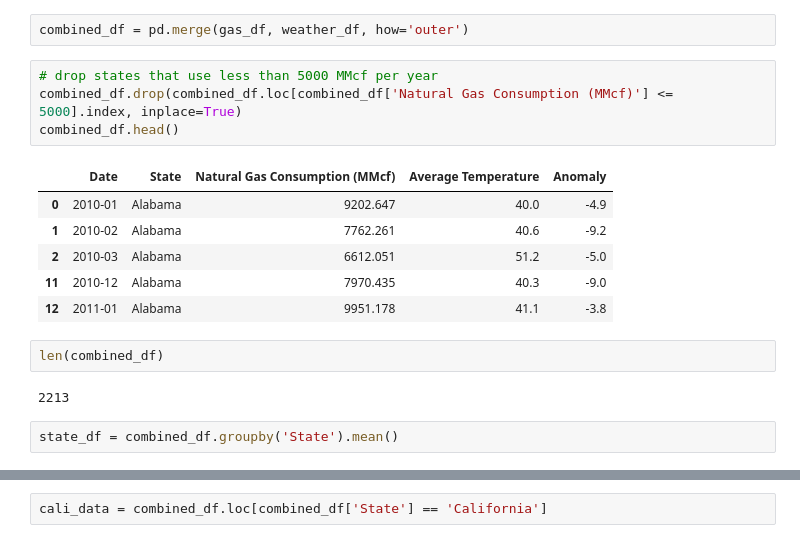
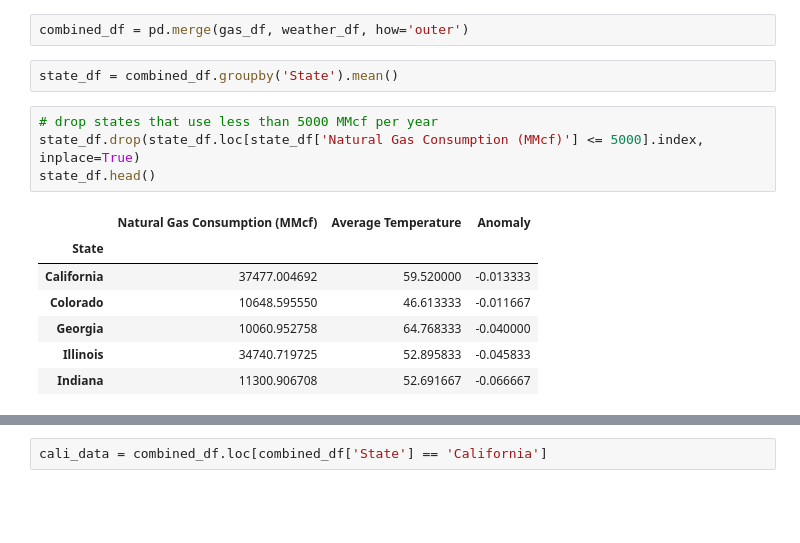
Before and after one commit to kcwf3d/databootcamp_Project_1, a Jupyter notebook: ma_pr1_data_clean.ipynb, the cells around one changed output, grey strips where cells are left out. Cells and saved outputs as stored; diff of their text form; blank space fills up the shorter version.

```diff
--- a/ma_pr1_data_clean.ipynb
+++ b/ma_pr1_data_clean.ipynb
@@ -150,20 +150,17 @@ gas_df.head()
 | 4 | 2010-05 | Alabama | 1142.784 |
 # %%
 combined_df = pd.merge(gas_df, weather_df, how='outer')
-# %%
-# drop states that use less than 5000 MMcf per year
-combined_df.drop(combined_df.loc[combined_df['Natural Gas Consumption (MMcf)'] <= 5000].index, inplace=True)
-combined_df.head()
-# %% [output]
-|  | Date | State | Natural Gas Consumption (MMcf) | Average Temperature | Anomaly |
-| 0 | 2010-01 | Alabama | 9202.647 | 40.0 | -4.9 |
-| 1 | 2010-02 | Alabama | 7762.261 | 40.6 | -9.2 |
-| 2 | 2010-03 | Alabama | 6612.051 | 51.2 | -5.0 |
-| 11 | 2010-12 | Alabama | 7970.435 | 40.3 | -9.0 |
-| 12 | 2011-01 | Alabama | 9951.178 | 41.1 | -3.8 |
-# %%
-len(combined_df)
-# %% [output]
-2213
 # %%
 state_df = combined_df.groupby('State').mean()
+# %%
+# drop states that use less than 5000 MMcf per year
+state_df.drop(state_df.loc[state_df['Natural Gas Consumption (MMcf)'] <= 5000].index, inplace=True)
+state_df.head()
+# %% [output]
+|  | Natural Gas Consumption (MMcf) | Average Temperature | Anomaly |
+| State |  |  |  |
+| California | 37477.004692 | 59.520000 | -0.013333 |
+| Colorado | 10648.595550 | 46.613333 | -0.011667 |
+| Georgia | 10060.952758 | 64.768333 | -0.040000 |
+| Illinois | 34740.719725 | 52.895833 | -0.045833 |
+| Indiana | 11300.906708 | 52.691667 | -0.066667 |
```
Also changed, not shown: parts of 3 cells of this notebook, 2 other files.
